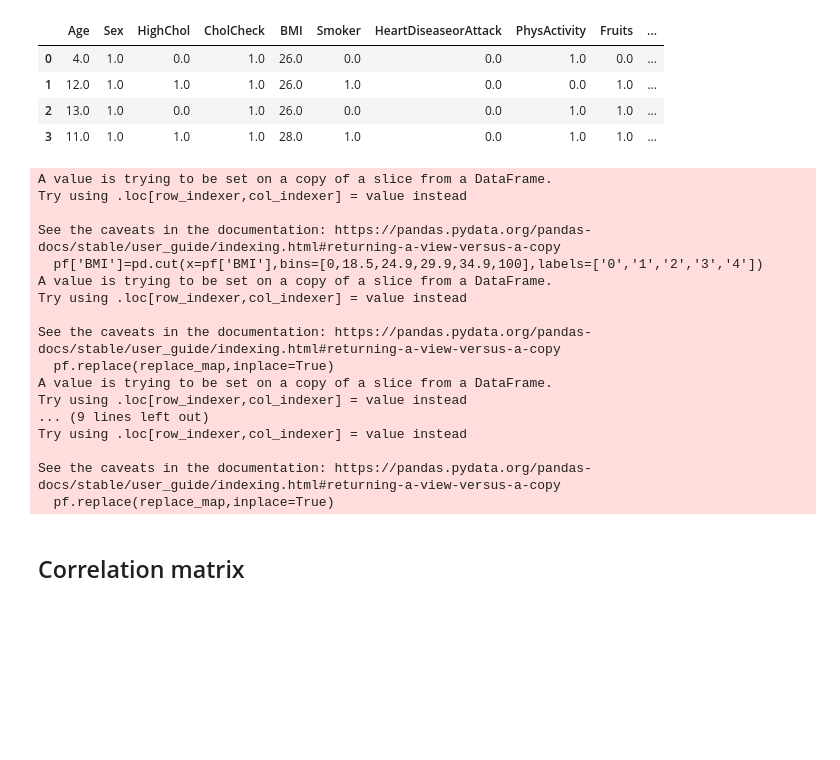
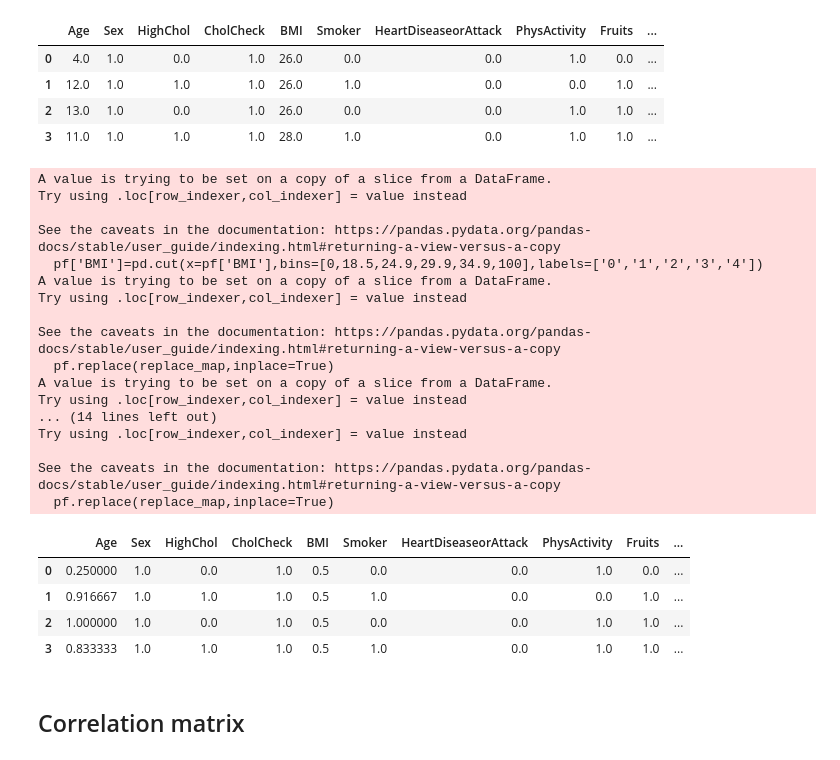
Before and after one commit to jpmbrito123/DAA, a Jupyter notebook: nossodataset/data_preparation.ipynb, the cells around one changed output. Drawn from its saved outputs; the diff is of its cells as text; code cells hidden in the pictures; blank space fills up the shorter version.

```diff
--- a/nossodataset/data_preparation.ipynb
+++ b/nossodataset/data_preparation.ipynb
@@ -29,35 +29,41 @@ pf['BMI']=pd.cut(x=pf['BMI'],bins=[0,18.5,24.9,29.9,34.9,100],labels=['0','1','2
 replace_map = {'BMI':{'0':1, '1':2,'2':3,'3':4,'4':5}}
 pf.replace(replace_map,inplace=True)
 
 pf['MentHlth']=pd.cut(x=pf['MentHlth'],bins=[-1,6.0,12.0,18.0,24.0,30],labels=['0','1','2','3','4'])
 replace_map = {'MentHlth':{'0':1, '1':2,'2':3,'3':4,'4':5}}
-df.replace(replace_map,inplace=True)
+pf.replace(replace_map,inplace=True)
 
 pf['PhysHlth']=pd.cut(x=pf['PhysHlth'],bins=[-1,6.0,12.0,18.0,24.0,30],labels=['0','1','2','3','4'])
 replace_map = {'PhysHlth':{'0':1, '1':2,'2':3,'3':4,'4':5}}
 pf.replace(replace_map,inplace=True)
 
 
 scaler_pf= MinMaxScaler(feature_range=(0,1)).fit(pf)
 pf= pd.DataFrame(scaler_pf.transform(pf[pf.columns]),columns=pf.columns)
+pf.head(4)
 # %% [output]
 A value is trying to be set on a copy of a slice from a DataFrame.
 Try using .loc[row_indexer,col_indexer] = value instead
 
 See the caveats in the documentation: https://pandas.pydata.org/pandas-docs/stable/user_guide/indexing.html#returning-a-view-versus-a-copy
   pf['BMI']=pd.cut(x=pf['BMI'],bins=[0,18.5,24.9,29.9,34.9,100],labels=['0','1','2','3','4'])
 A value is trying to be set on a copy of a slice from a DataFrame.
 Try using .loc[row_indexer,col_indexer] = value instead
 
 See the caveats in the documentation: https://pandas.pydata.org/pandas-docs/stable/user_guide/indexing.html#returning-a-view-versus-a-copy
   pf.replace(replace_map,inplace=True)
 A value is trying to be set on a copy of a slice from a DataFrame.
 Try using .loc[row_indexer,col_indexer] = value instead
-... (9 lines left out)
+... (14 lines left out)
 Try using .loc[row_indexer,col_indexer] = value instead
 
 See the caveats in the documentation: https://pandas.pydata.org/pandas-docs/stable/user_guide/indexing.html#returning-a-view-versus-a-copy
   pf.replace(replace_map,inplace=True)
+|  | Age | Sex | HighChol | CholCheck | BMI | Smoker | HeartDiseaseorAttack | PhysActivity | Fruits | ... |
+| 0 | 0.250000 | 1.0 | 0.0 | 1.0 | 0.5 | 0.0 | 0.0 | 1.0 | 0.0 | ... |
+| 1 | 0.916667 | 1.0 | 1.0 | 1.0 | 0.5 | 1.0 | 0.0 | 0.0 | 1.0 | ... |
+| 2 | 1.000000 | 1.0 | 0.0 | 1.0 | 0.5 | 0.0 | 0.0 | 1.0 | 1.0 | ... |
+| 3 | 0.833333 | 1.0 | 1.0 | 1.0 | 0.5 | 1.0 | 0.0 | 1.0 | 1.0 | ... |
 # %% [markdown]
 ## Correlation matrix
 # %%
```
Also changed, not shown: parts of 2 cells of this notebook, 10 other files.
